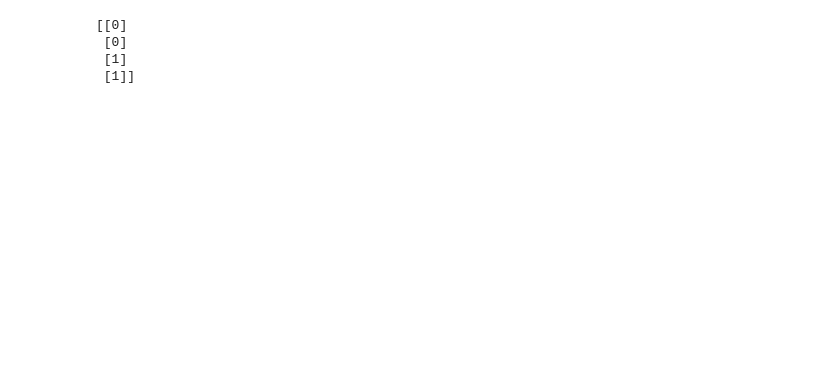
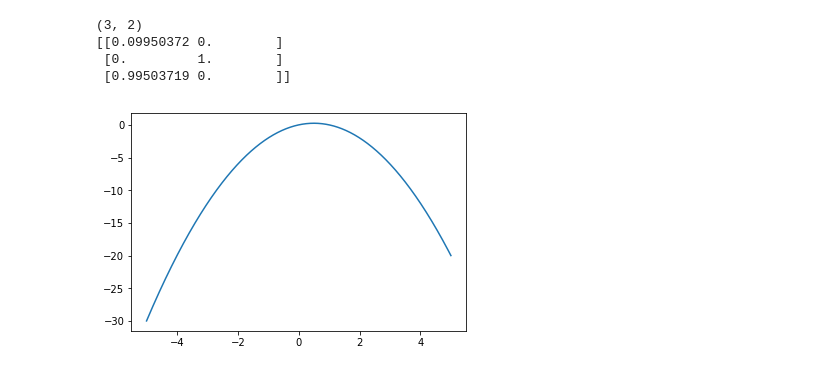
Before and after one commit to markusrk/mle4, a Jupyter notebook: Copied from web.ipynb, the cells around one changed output. Cells and saved outputs as stored; diff of their text form; code cells hidden in the pictures; blank space fills up the shorter version.

```diff
--- a/Copied from web.ipynb
+++ b/Copied from web.ipynb
@@ -50,7 +1,40 @@ Output After Training:
-# %%
-print(y)
-# %% [output]
-[[0]
- [0]
- [1]
- [1]]
+# %%
+import sklearn.preprocessing
+import numpy as np
+
+array = np.array([[100,0],[0,100],[1000,0]])
+print(array.shape)
+print(sklearn.preprocessing.normalize(array,axis=0))
+# %% [output]
+(3, 2)
+[[0.09950372 0.        ]
+ [0.         1.        ]
+ [0.99503719 0.        ]]
+# %%
+# Import dataset
+from sklearn import datasets
+from sklearn.model_selection import train_test_split
+
+data = datasets.load_digits()
+
+# Make array representation of labels
+y = []
+for x in data.target:
+    r = [0,0,0,0,0,0,0,0,0,0]
+    r[x] = 1
+    y.append(r)
+x_train, x_test, y_train, y_test = train_test_split(data.data, y, test_size=0.33, random_state=42)
+# %%
+%matplotlib inline
+import matplotlib.pyplot as plt
+
+def afunc(x):
+    return x*(1-x)
+
+x = np.linspace(-5,5,1000)
+y = afunc(x)
+
+plt.plot(x,y)
+plt.show()
+# %% [output]
+[figure, added]
```
Also changed, not shown: parts of 1 cell of this notebook, 2 other files.
